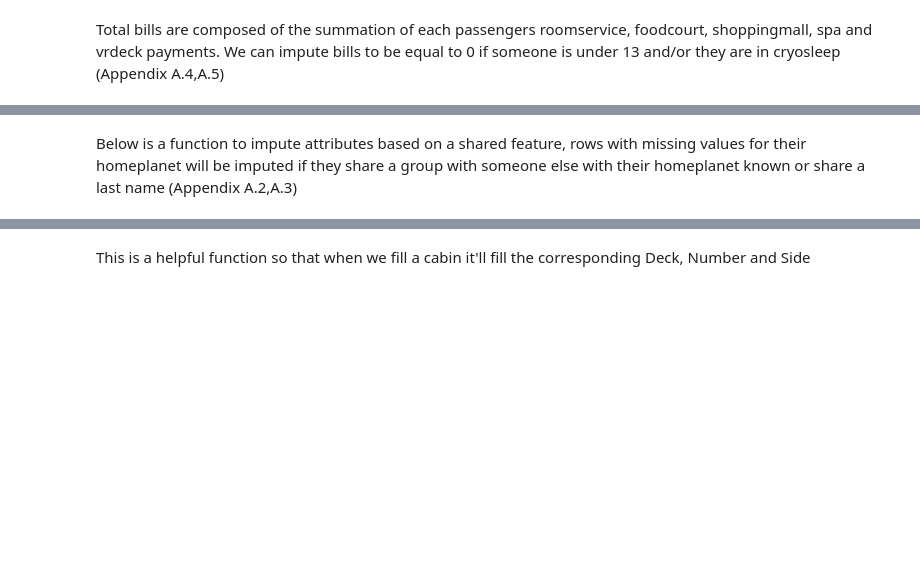
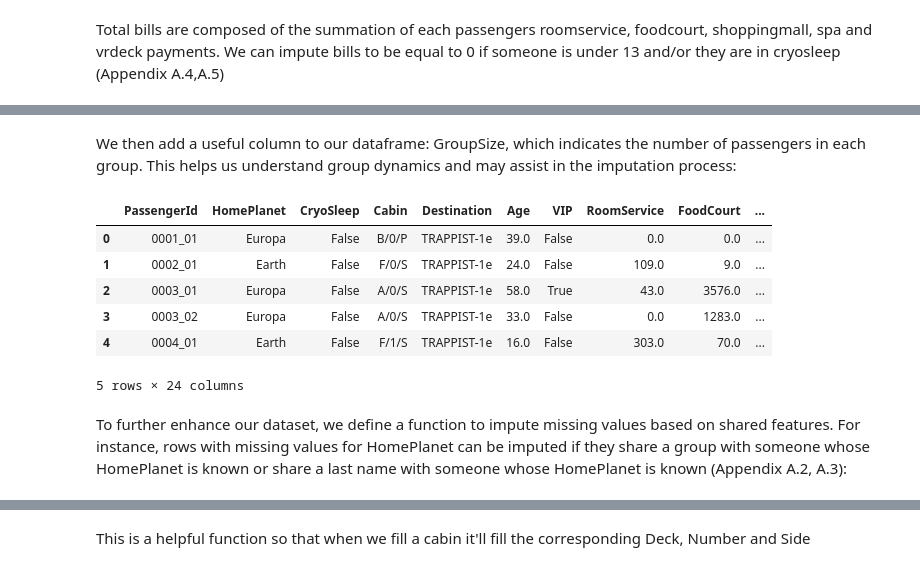
Before and after one commit to jacobsultan/cabin-for-spacetitanic-kaggle, a Jupyter notebook: final.ipynb, the cells around one changed output, grey strips where cells are left out. Drawn from its saved outputs; the diff is of its cells as text; code cells hidden in the pictures; blank space fills up the shorter version.

```diff
--- a/final.ipynb
+++ b/final.ipynb
@@ -71,6 +122,9 @@ df = df.reset_index(drop = True)
 Total bills are composed of the summation of each passengers roomservice, foodcourt, shoppingmall, spa and vrdeck payments.
 We can impute bills to be equal to 0 if someone is under 13 and/or they are in cryosleep (Appendix A.4,A.5)
 # %%
+# Calculate total bills for each passenger
 df['Bills'] = df['RoomService'] + df['FoodCourt'] + df['ShoppingMall'] + df['Spa'] + df['VRDeck']
-df.loc[(df['Age'] < 13), 'Bills'] = 0
-df.loc[(df['CryoSleep'] == True),'Bills'] = 0
+
+# Impute bills to be zero for passengers under 13 or in cryosleep
+df.loc[df['Age'] < 13, 'Bills'] = 0
+df.loc[df['CryoSleep'] == True, 'Bills'] = 0
@@ -79,10 +131,24 @@ Group Size is a useful column seeing how many passengers are in their group
+# %% [markdown]
+We then add a useful column to our dataframe: GroupSize, which indicates the number of passengers in each group. This helps us understand group dynamics and may assist in the imputation process:
 # %%
+# Define a function to add a GroupSize column
 def add_group_size_column(dataframe):
     dataframe['GroupSize'] = dataframe.groupby('Group')['Group'].transform('count')
     return dataframe
 
+# Apply the function to the combined dataframe
+df = add_group_size_column(df)
 
-df = add_group_size_column(df)
+# Display the first few rows of the dataframe with the new GroupSize column
+df.head()
+# %% [output]
+|  | PassengerId | HomePlanet | CryoSleep | Cabin | Destination | Age | VIP | RoomService | FoodCourt | ... |
+| 0 | 0001_01 | Europa | False | B/0/P | TRAPPIST-1e | 39.0 | False | 0.0 | 0.0 | ... |
+| 1 | 0002_01 | Earth | False | F/0/S | TRAPPIST-1e | 24.0 | False | 109.0 | 9.0 | ... |
+| 2 | 0003_01 | Europa | False | A/0/S | TRAPPIST-1e | 58.0 | True | 43.0 | 3576.0 | ... |
+| 3 | 0003_02 | Europa | False | A/0/S | TRAPPIST-1e | 33.0 | False | 0.0 | 1283.0 | ... |
+| 4 | 0004_01 | Earth | False | F/1/S | TRAPPIST-1e | 16.0 | False | 303.0 | 70.0 | ... |
+5 rows × 24 columns
 # %% [markdown]
-Below is a function to impute attributes based on a shared feature, rows with missing values for their homeplanet will be imputed if they share a group with someone else with their homeplanet known or share a last name (Appendix A.2,A.3)
+To further enhance our dataset, we define a function to impute missing values based on shared features. For instance, rows with missing values for HomePlanet can be imputed if they share a group with someone whose HomePlanet is known or share a last name with someone whose HomePlanet is known (Appendix A.2, A.3):
 # %%
```
Also changed, not shown: parts of 37 cells of this notebook.
